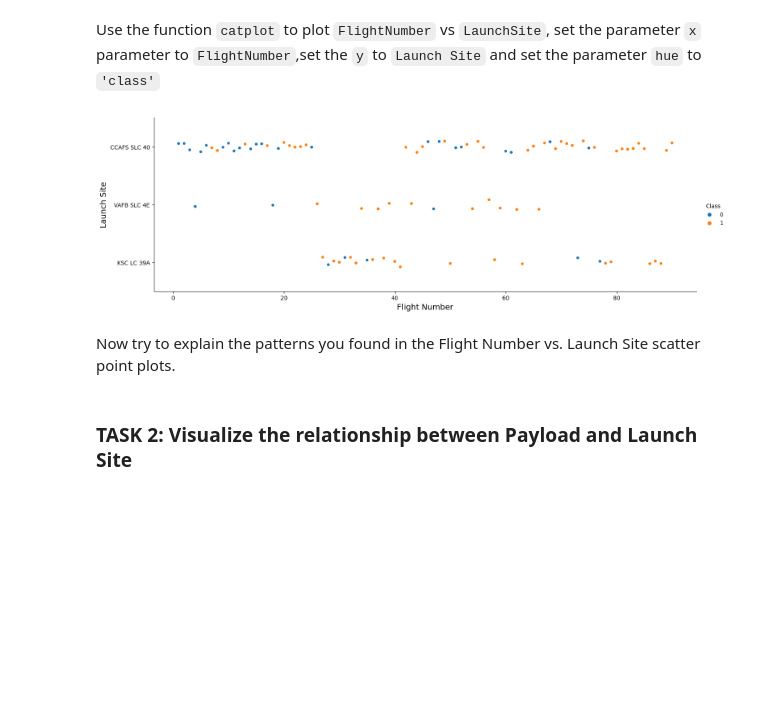
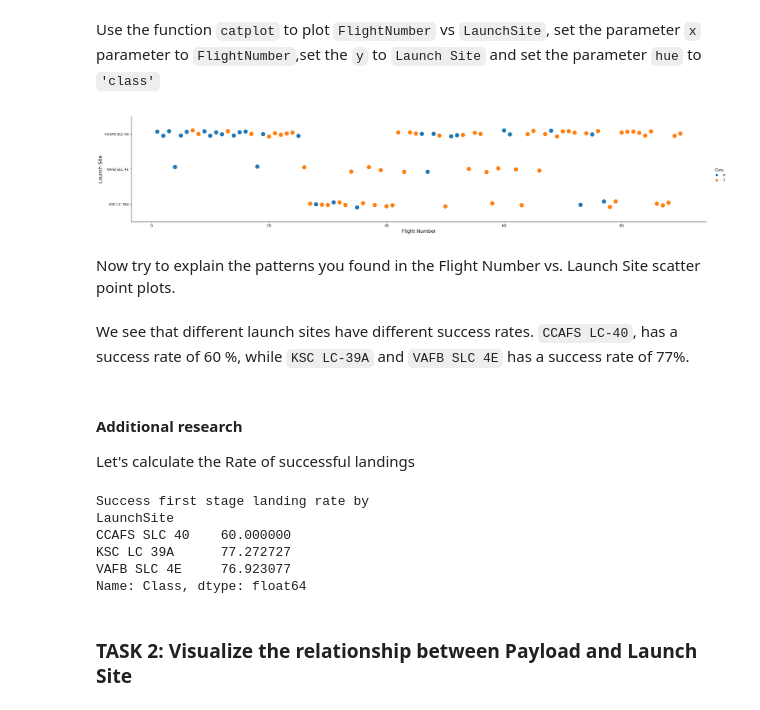
Before and after one commit to xxxAleksandrxxx/Coursera-IBM, a Jupyter notebook: 10 capstone_project/w02-2 - Exploratory Data Analysis with Visualisation_cleaned.ipynb, the cells around one changed output. Drawn from its saved outputs; the diff is of its cells as text; code cells hidden in the pictures; blank space fills up the shorter version.

```diff
--- a/10 capstone_project/w02-2 - Exploratory Data Analysis with Visualisation_cleaned.ipynb
+++ b/10 capstone_project/w02-2 - Exploratory Data Analysis with Visualisation_cleaned.ipynb
@@ -92,19 +172,35 @@ Use the function <code>catplot</code> to plot <code>FlightNumber</code> vs <code
 # %%
 # Plot a scatter point chart with x axis to be Flight Number and y axis to be the launch site, and hue to be the class value
 sns.catplot(
     x='FlightNumber',
     y='LaunchSite',
     hue='Class',
     data=df,
-    aspect=3
+    aspect=5,
+    s=150
 )
 plt.xlabel("Flight Number",fontsize=14)
 plt.ylabel("Launch Site",fontsize=14)
 plt.show()
 # %% [output]
-[figure, old version]
+[figure, new version]
 # %% [markdown]
 Now try to explain the patterns you found in the Flight Number vs. Launch Site scatter point plots.
+# %% [markdown]
+We see that different launch sites have different success rates.  <code>CCAFS LC-40</code>, has a success rate of 60 %, while  <code>KSC LC-39A</code> and <code>VAFB SLC 4E</code> has a success rate of 77%.
+# %% [markdown]
+#### Additional research
+Let's calculate the Rate of successful landings
+# %%
+print('Success first stage landing rate by')
+print(df.groupby('LaunchSite')['Class'].mean()*100)
+# %% [output]
+Success first stage landing rate by
+LaunchSite
+CCAFS SLC 40    60.000000
+KSC LC 39A      77.272727
+VAFB SLC 4E     76.923077
+Name: Class, dtype: float64
 # %% [markdown]
 ### TASK 2: Visualize the relationship between Payload and Launch Site
 # %% [markdown]
```
Also changed, not shown: parts of 14 cells of this notebook.
